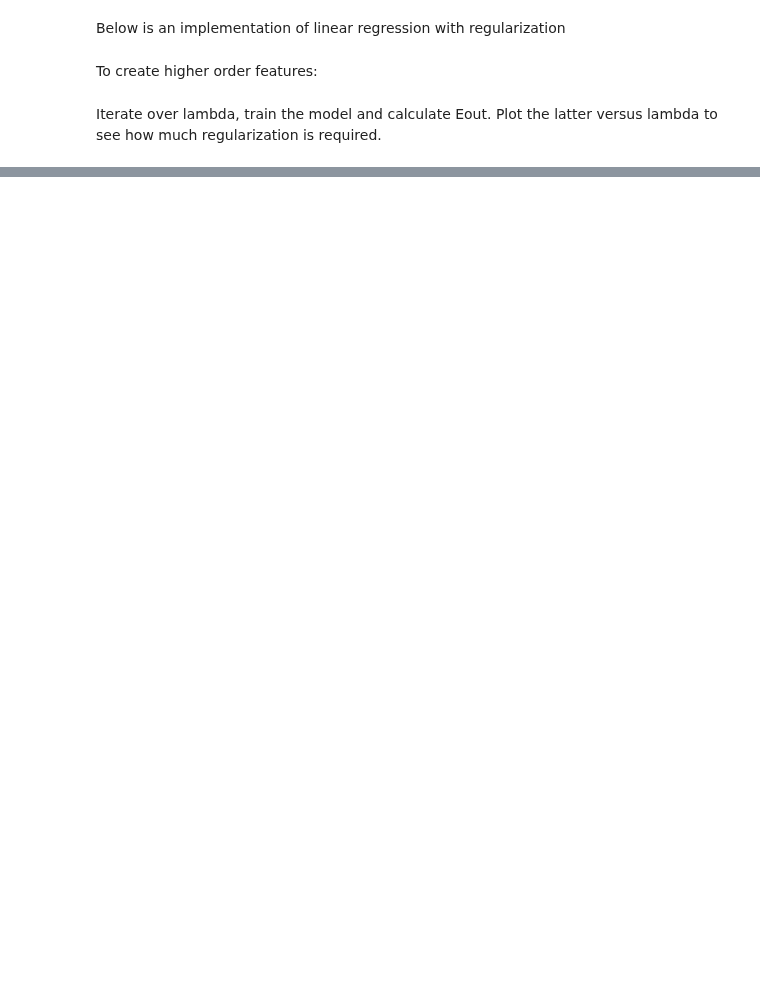
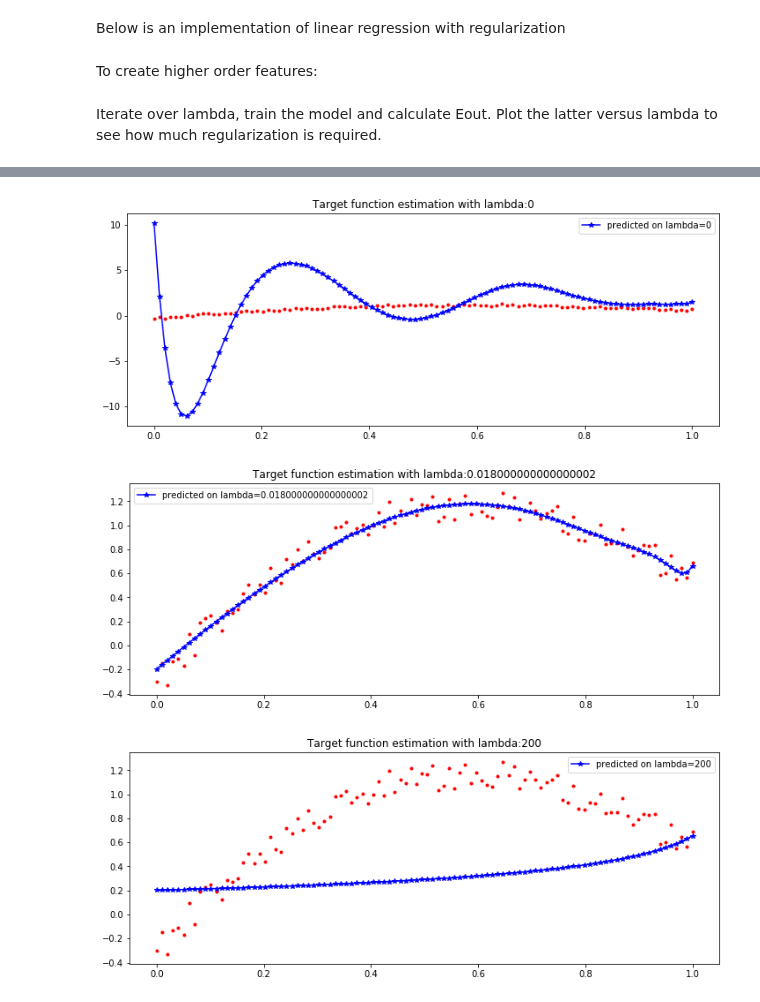
Before and after one commit to vipulpopat/MSCAI_Sem1_Etivity4, a Jupyter notebook: Etivity4_18195067_CE6002.ipynb, the cells around one changed output, grey strips where cells are left out. Cells and saved outputs as stored; diff of their text form; code cells hidden in the pictures; blank space fills up the shorter version.

```diff
--- a/Etivity4_18195067_CE6002.ipynb
+++ b/Etivity4_18195067_CE6002.ipynb
@@ -85,0 +175,44 @@ for l in lambdas:
+# %%
+def run_experiment(X, y, l):
+    # Function to run the test for different lambda values
+    ein=[]
+    eout=[]
+    weights=[]
+    pred=[]
+
+    X_trans = transPoly(X,50)
+    X_train, X_test, y_train, y_test = train_test_split(X_trans, y, test_size=0.1, random_state =5)
+
+    weights = weights_reg(X_train, y_train, l)
+    ein     = calc_error(weights, X_train, y_train)
+    eout    = calc_error(weights, X_test, y_test)
+    pred    = calc_polynom(weights, X)
+
+    return pred
+# %%
+# Select the lambda values for the experiment
+l = [0, best_lambda, 200]
+
+# Plot 3 plots for model with the overfitting, optimal l, and an underfitted model.
+# loop on the selected lambda values
+for idx, _ in enumerate(l):
+    predicted = run_experiment(X, y, l[idx])
+
+    # Subplot the target function
+    plt.figure(figsize=(12, 15))
+    temp = 311+idx
+    plt.subplot(temp)
+
+    # Plot the signal
+    plt.plot(X, y, 'r.')
+
+    # PLot the predictions based on lambda
+    plt.plot(X, predicted , 'b*-', label='predicted on lambda='+str(l[idx]))
+
+    plt.title('Target function estimation with lambda:'+str(l[idx]) )
+    plt.legend()
+    plt.show()
+# %% [output]
+[figure, added]
+[figure, added]
+[figure, added]
```
Also changed, not shown: parts of 19 cells of this notebook.
